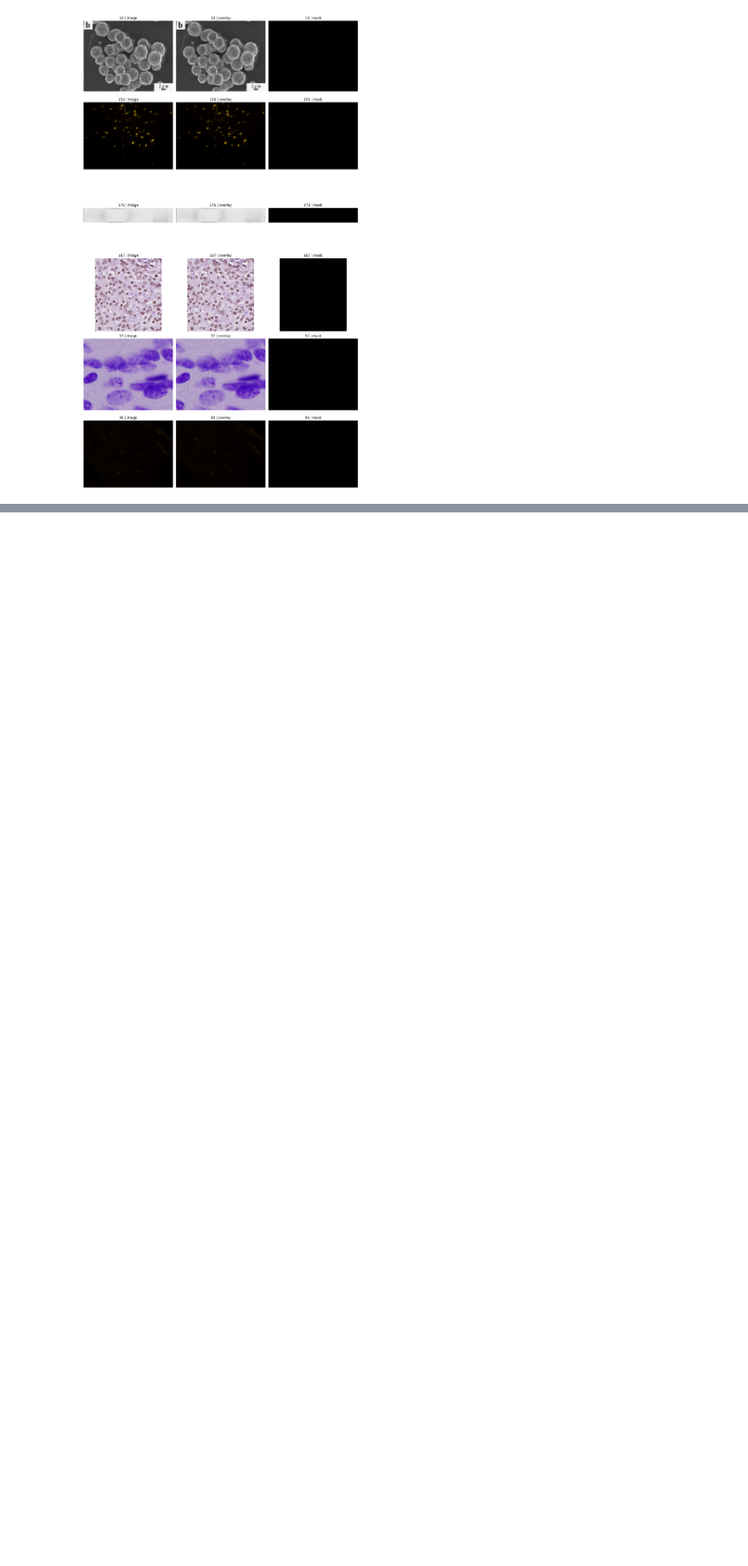
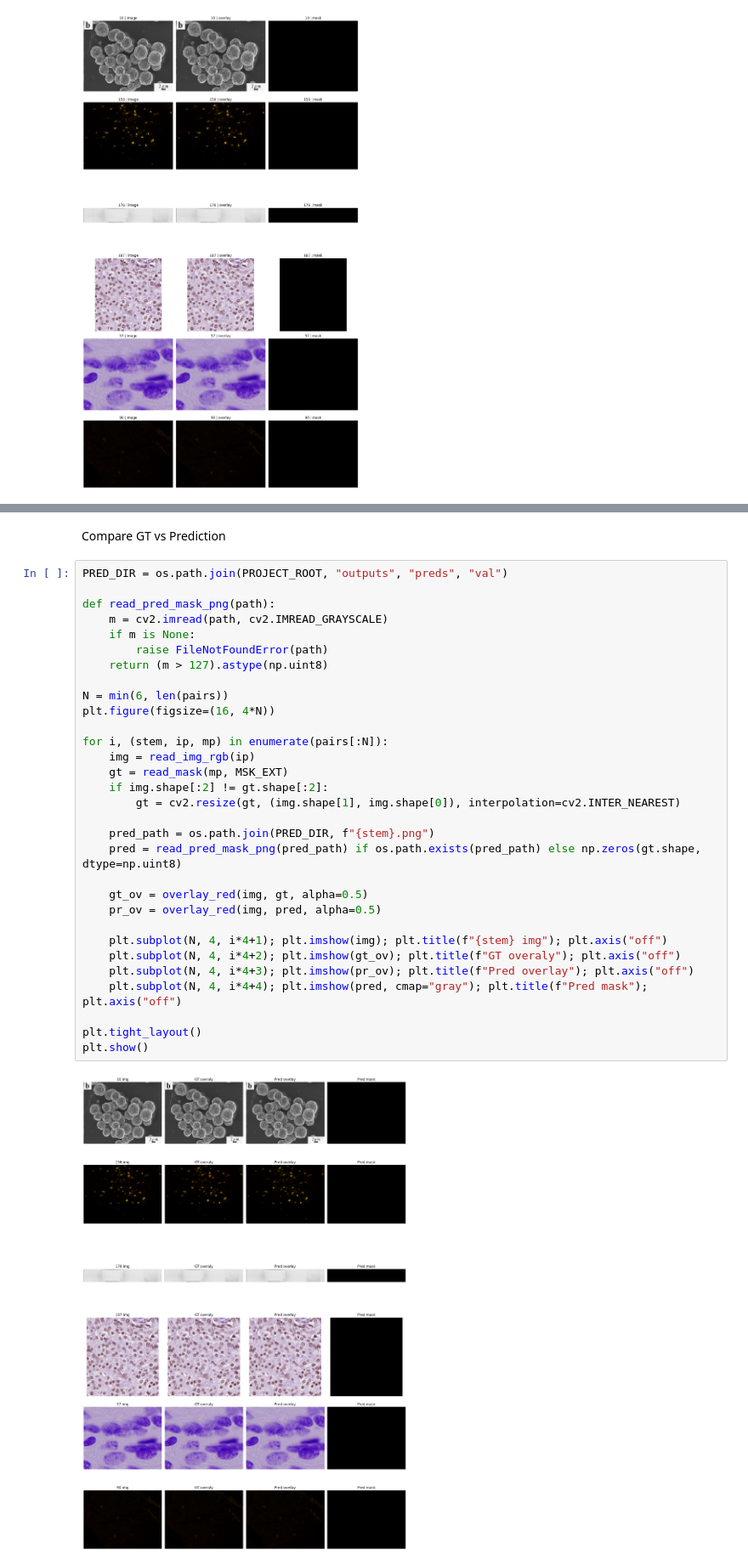
Before and after one commit to jonny0349/kaggle-sci-image-forgery-seg, a Jupyter notebook: notebooks/01_eda.ipynb, the cells around one changed output, grey strips where cells are left out. Shown at 85% size. Cells and saved outputs as stored; diff of their text form; blank space fills up the shorter version.

Commit message:
fixed a bug in the infer.py file that wasn't allow the code to create the predictions. I added new lines to the notebook to make comparisons between GT vs Predictions

```diff
--- a/notebooks/01_eda.ipynb
+++ b/notebooks/01_eda.ipynb
@@ -182,0 +240,35 @@ plt.show()
+# %% [markdown]
+Compare GT vs Prediction
+# %%
+PRED_DIR = os.path.join(PROJECT_ROOT, "outputs", "preds", "val")
+
+def read_pred_mask_png(path):
+    m = cv2.imread(path, cv2.IMREAD_GRAYSCALE)
+    if m is None:
+        raise FileNotFoundError(path)
+    return (m > 127).astype(np.uint8)
+
+N = min(6, len(pairs))
+plt.figure(figsize=(16, 4*N))
+
+for i, (stem, ip, mp) in enumerate(pairs[:N]):
+    img = read_img_rgb(ip)
+    gt = read_mask(mp, MSK_EXT)
+    if img.shape[:2] != gt.shape[:2]:
+        gt = cv2.resize(gt, (img.shape[1], img.shape[0]), interpolation=cv2.INTER_NEAREST)
+
+    pred_path = os.path.join(PRED_DIR, f"{stem}.png")
+    pred = read_pred_mask_png(pred_path) if os.path.exists(pred_path) else np.zeros(gt.shape, dtype=np.uint8)
+
+    gt_ov = overlay_red(img, gt, alpha=0.5)
+    pr_ov = overlay_red(img, pred, alpha=0.5)
+
+    plt.subplot(N, 4, i*4+1); plt.imshow(img); plt.title(f"{stem} img"); plt.axis("off")
+    plt.subplot(N, 4, i*4+2); plt.imshow(gt_ov); plt.title(f"GT overaly"); plt.axis("off")
+    plt.subplot(N, 4, i*4+3); plt.imshow(pr_ov); plt.title(f"Pred overlay"); plt.axis("off")
+    plt.subplot(N, 4, i*4+4); plt.imshow(pred, cmap="gray"); plt.title(f"Pred mask"); plt.axis("off")
+
+plt.tight_layout()
+plt.show()
+# %% [output]
+[figure, added]
```
Also changed, not shown: parts of 2 cells of this notebook, 1 other file.
